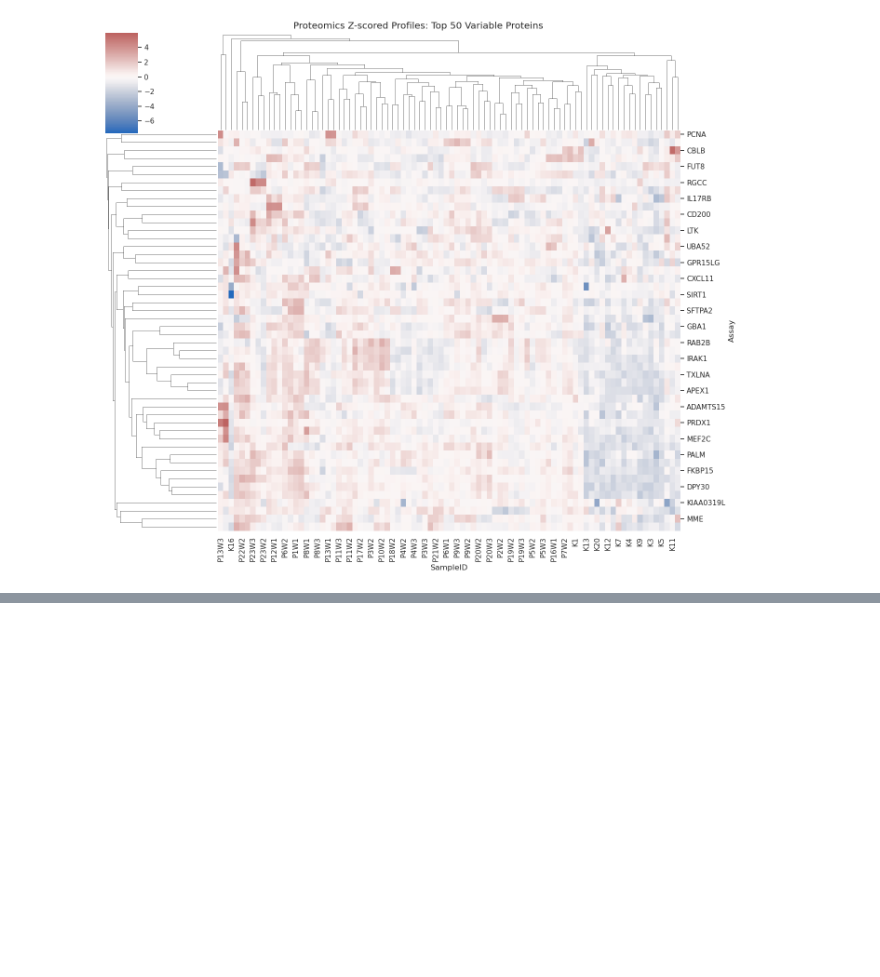
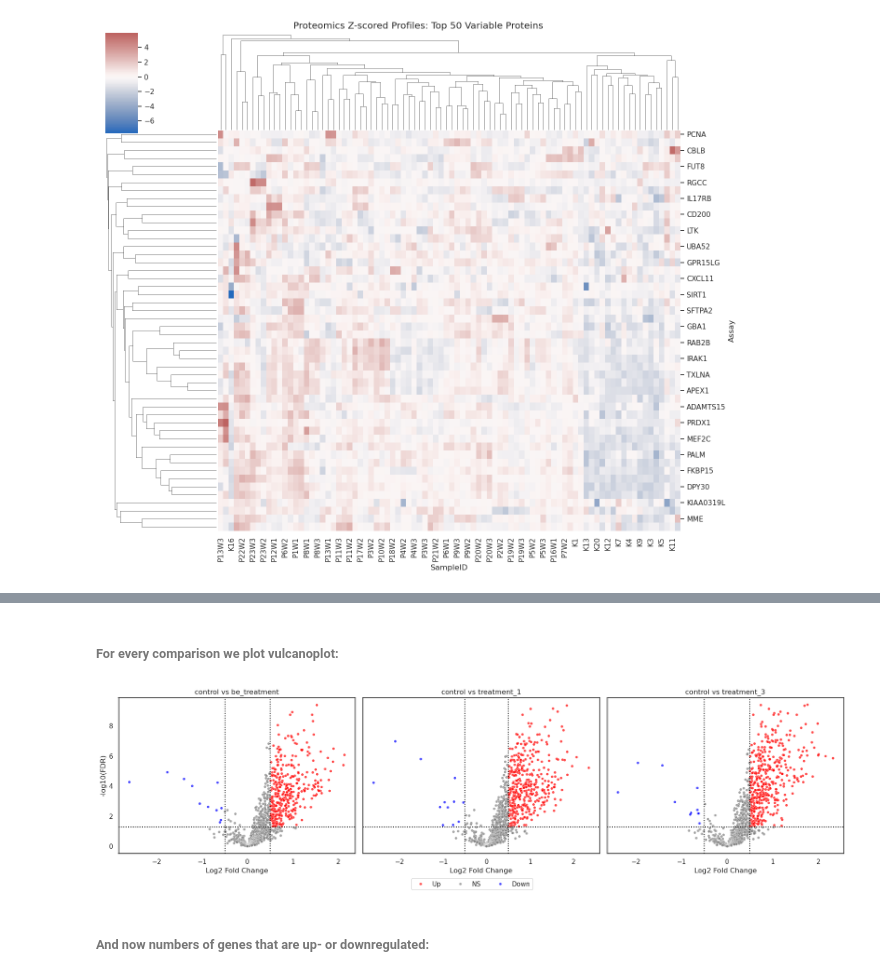
Before and after one commit to jungwirt/Olink_analysis, a Jupyter notebook: olink_proteo_intro_Python.ipynb, the cells around one changed output, grey strips where cells are left out. Saved outputs shown, nothing was run; the diff lists cells and outputs as text; code cells hidden in the pictures; blank space fills up the shorter version.

```diff
--- a/olink_proteo_intro_Python.ipynb
+++ b/olink_proteo_intro_Python.ipynb
@@ -464,0 +777,52 @@ plt.show()
+# %% [markdown]
+###### For every comparison we plot vulcanoplot:
+# %%
+threshold_fdr = 0.05
+threshold_lfc = 0.5
+
+
+comparisons = pairwise_results['Comparison'].unique()
+
+
+fig, axes = plt.subplots(1, len(comparisons), figsize=(18, 5), sharey=True)
+
+for ax, comp in zip(axes, comparisons):
+    df = pairwise_results[pairwise_results['Comparison'] == comp].copy()
+
+
+    df['regulation'] = np.where(
+        (df['fdr'] < threshold_fdr) & (df['lfc'] > threshold_lfc), 'Up',
+        np.where((df['fdr'] < threshold_fdr) & (df['lfc'] < -threshold_lfc), 'Down', 'NS')
+    )
+
+
+    sns.scatterplot(
+        data=df,
+        x='lfc',
+        y=-np.log10(df['fdr']),
+        hue='regulation',
+        palette={'Up':'red', 'Down':'blue', 'NS':'grey'},
+        ax=ax,
+        s=20,
+        alpha=0.7
+    )
+
+
+    ax.axhline(-np.log10(threshold_fdr), linestyle='dotted', color='black')
+    ax.axvline(threshold_lfc, linestyle='dotted', color='black')
+    ax.axvline(-threshold_lfc, linestyle='dotted', color='black')
+
+    ax.set_title(comp)
+    ax.set_xlabel('Log2 Fold Change')
+    ax.set_ylabel('-log10(FDR)' if ax==axes[0] else '')
+    ax.legend_.remove()
+
+
+handles, labels = ax.get_legend_handles_labels()
+fig.legend(handles, labels, loc='lower center', ncol=3)
+plt.tight_layout(rect=[0,0.05,1,1])
+plt.show()
+# %% [output]
+[figure, added]
+# %% [markdown]
+###### And now numbers of genes that are up- or downregulated:
```
Also changed, not shown: parts of 22 cells of this notebook.
